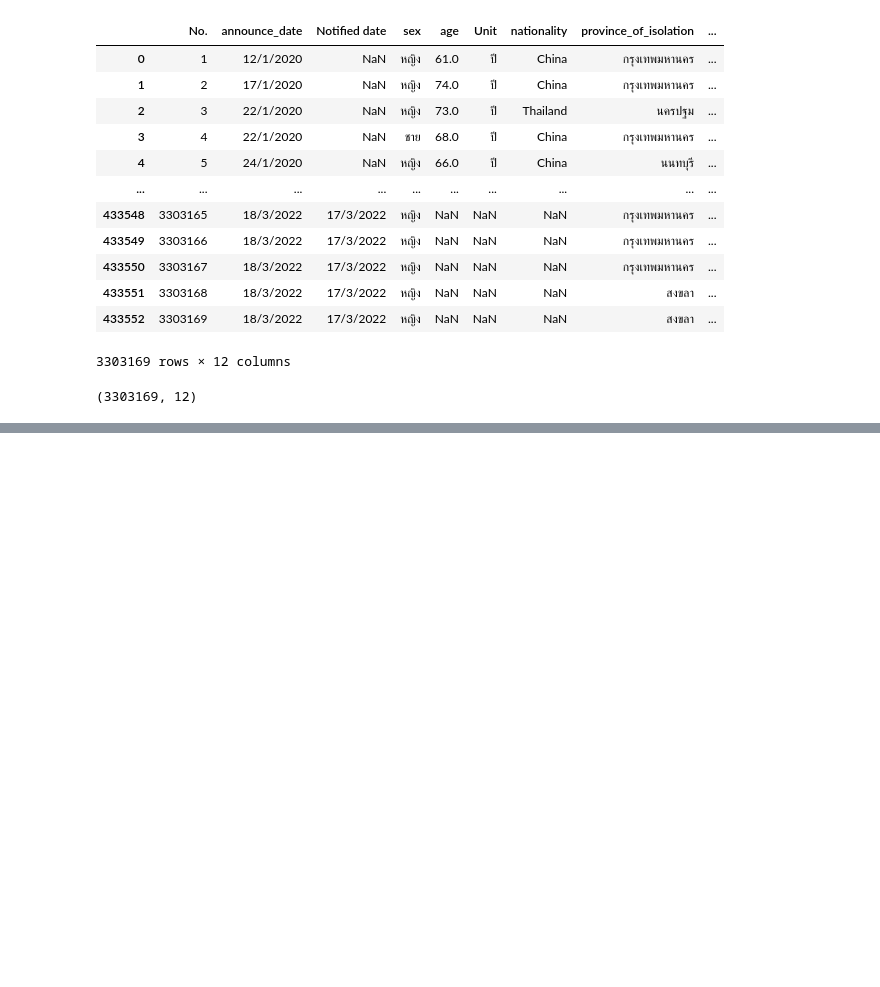
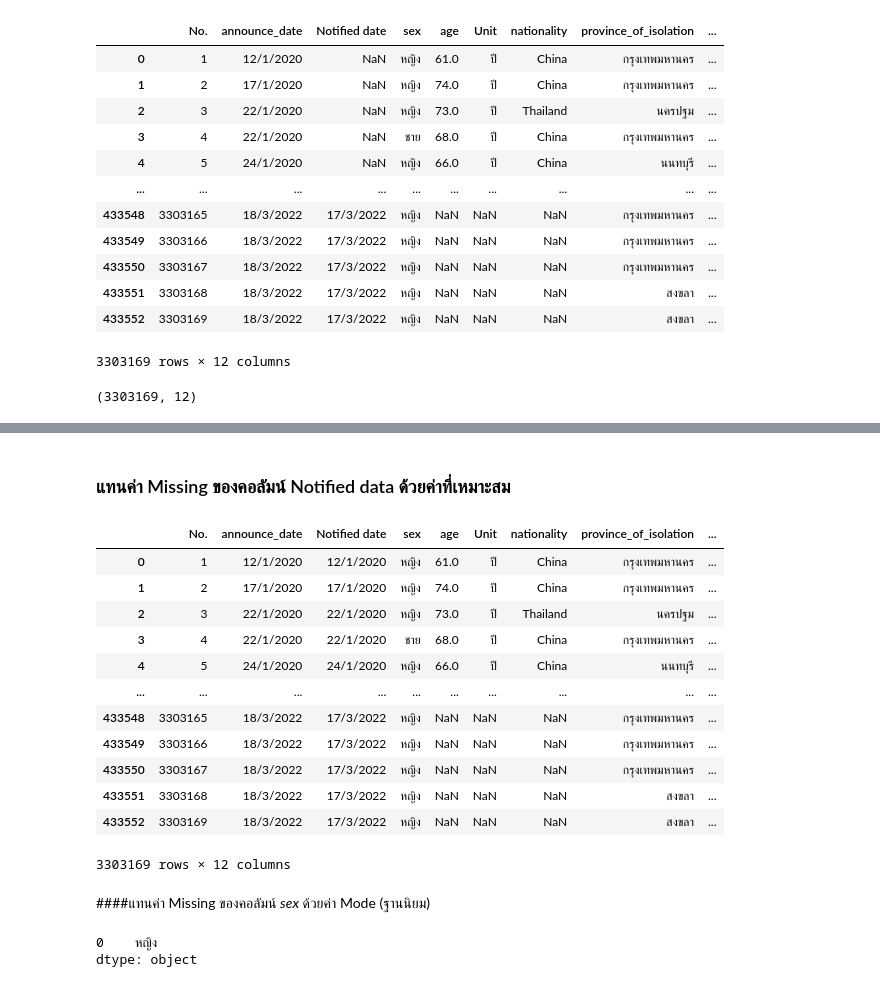
Before and after one commit to nichakornchaisuwan/data_viz_2022, a Jupyter notebook: Project_กลุ่มนี้.ipynb, the cells around one changed output, grey strips where cells are left out. Saved outputs shown, nothing was run; the diff lists cells and outputs as text; code cells hidden in the pictures; blank space fills up the shorter version.

```diff
--- a/Project_กลุ่มนี้.ipynb
+++ b/Project_กลุ่มนี้.ipynb
@@ -129,0 +250,26 @@ data_covidall.shape
+# %% [markdown]
+### แทนค่า Missing ของคอลัมน์ Notified data ด้วยค่าที่เหมาะสม
+# %%
+data_covidall=data_covidall.fillna(value ={ 'Notified date' : data_covidall['announce_date']})  ## แก้ค่า Missing ในคอลลัมน์ Notified date เติมค่าว่าง โดยใช้คำสั่ง .fillna() ซึ่งค่าที่นำมาใส่คือ ค่าจากคอลลัมน์ announce_date
+data_covidall
+# %% [output]
+|  | No. | announce_date | Notified date | sex | age | Unit | nationality | province_of_isolation | ... |
+| 0 | 1 | 12/1/2020 | 12/1/2020 | หญิง | 61.0 | ปี | China | กรุงเทพมหานคร | ... |
+| 1 | 2 | 17/1/2020 | 17/1/2020 | หญิง | 74.0 | ปี | China | กรุงเทพมหานคร | ... |
+| 2 | 3 | 22/1/2020 | 22/1/2020 | หญิง | 73.0 | ปี | Thailand | นครปฐม | ... |
+| 3 | 4 | 22/1/2020 | 22/1/2020 | ชาย | 68.0 | ปี | China | กรุงเทพมหานคร | ... |
+| 4 | 5 | 24/1/2020 | 24/1/2020 | หญิง | 66.0 | ปี | China | นนทบุรี | ... |
+| ... | ... | ... | ... | ... | ... | ... | ... | ... | ... |
+| 433548 | 3303165 | 18/3/2022 | 17/3/2022 | หญิง | NaN | NaN | NaN | กรุงเทพมหานคร | ... |
+| 433549 | 3303166 | 18/3/2022 | 17/3/2022 | หญิง | NaN | NaN | NaN | กรุงเทพมหานคร | ... |
+| 433550 | 3303167 | 18/3/2022 | 17/3/2022 | หญิง | NaN | NaN | NaN | กรุงเทพมหานคร | ... |
+| 433551 | 3303168 | 18/3/2022 | 17/3/2022 | หญิง | NaN | NaN | NaN | สงขลา | ... |
+| 433552 | 3303169 | 18/3/2022 | 17/3/2022 | หญิง | NaN | NaN | NaN | สงขลา | ... |
+3303169 rows × 12 columns
+# %% [markdown]
+####แทนค่า Missing ของคอลัมน์ *sex* ด้วยค่า Mode (ฐานนิยม)
+# %%
+data_covidall['sex'].mode()  ## หาค่าที่ซ้ำกันมากที่สุดโดยใช้ .mode
+# %% [output]
+0    หญิง
+dtype: object
```
Also changed, not shown: parts of 34 cells of this notebook.
